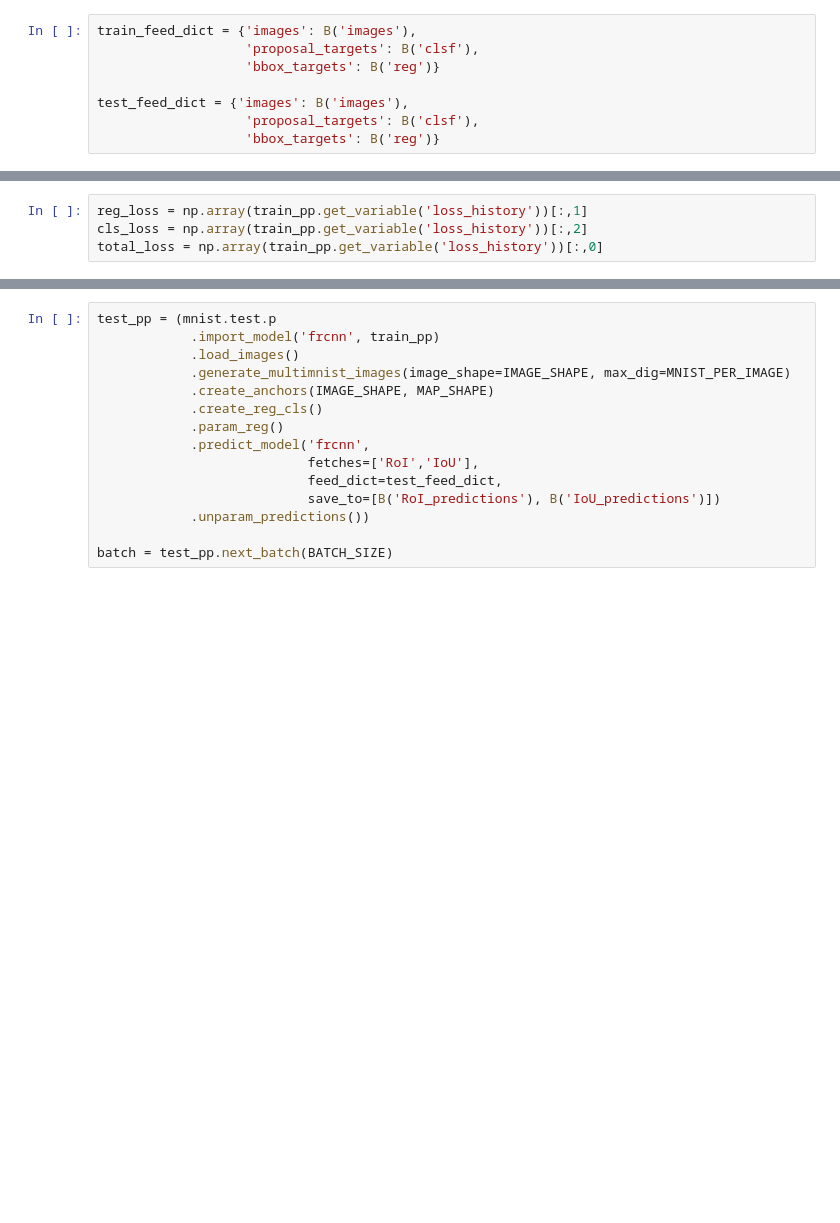
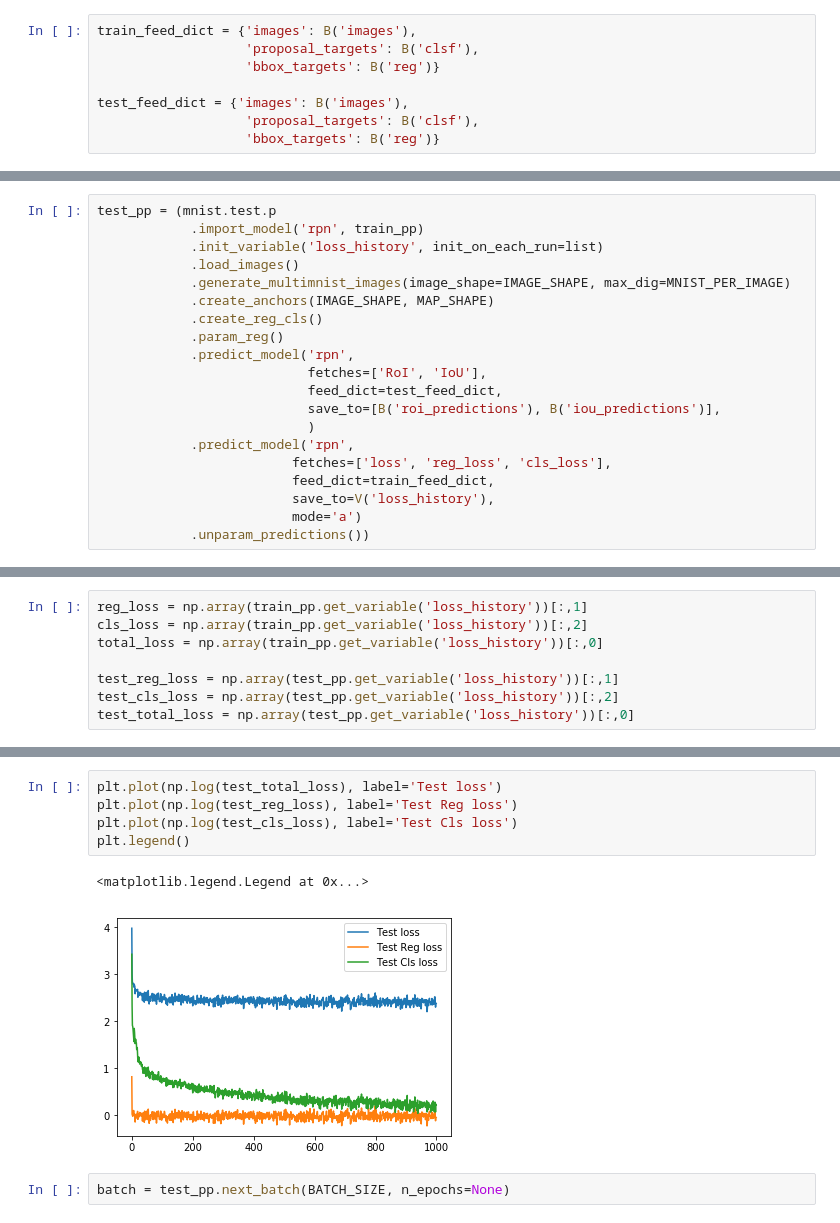
Before and after one commit to analysiscenter/az_training, a Jupyter notebook: base_networks/detection/faster_rcnn_demo.ipynb, the cells around one changed output, grey strips where cells are left out. Drawn from its saved outputs; the diff is of its cells as text; blank space fills up the shorter version.

```diff
--- a/base_networks/detection/faster_rcnn_demo.ipynb
+++ b/base_networks/detection/faster_rcnn_demo.ipynb
@@ -113,4 +58,24 @@ train_pp = (mnist.train.p
                          save_to=V('loss_history'),
                          mode='a'
             ))
+# %%
+test_pp = (mnist.test.p
+            .import_model('rpn', train_pp)
+            .init_variable('loss_history', init_on_each_run=list)
+            .load_images()
+            .generate_multimnist_images(image_shape=IMAGE_SHAPE, max_dig=MNIST_PER_IMAGE)
+            .create_anchors(IMAGE_SHAPE, MAP_SHAPE)
+            .create_reg_cls()
+            .param_reg()
+            .predict_model('rpn',
+                           fetches=['RoI', 'IoU'],
+                           feed_dict=test_feed_dict,
+                           save_to=[B('roi_predictions'), B('iou_predictions')],
+                           )
+            .predict_model('rpn',
+                         fetches=['loss', 'reg_loss', 'cls_loss'],
+                         feed_dict=train_feed_dict,
+                         save_to=V('loss_history'),
+                         mode='a')
+            .unparam_predictions())
 # %%
@@ -141,4 +89,8 @@ Iter 410: [10.929969, 0.94208866, 1.5090818]
 reg_loss = np.array(train_pp.get_variable('loss_history'))[:,1]
 cls_loss = np.array(train_pp.get_variable('loss_history'))[:,2]
 total_loss = np.array(train_pp.get_variable('loss_history'))[:,0]
+
+test_reg_loss = np.array(test_pp.get_variable('loss_history'))[:,1]
+test_cls_loss = np.array(test_pp.get_variable('loss_history'))[:,2]
+test_total_loss = np.array(test_pp.get_variable('loss_history'))[:,0]
 # %%
@@ -149,18 +104,13 @@ plt.legend()
-# %%
-test_pp = (mnist.test.p
-            .import_model('frcnn', train_pp)
-            .load_images()
-            .generate_multimnist_images(image_shape=IMAGE_SHAPE, max_dig=MNIST_PER_IMAGE)
-            .create_anchors(IMAGE_SHAPE, MAP_SHAPE)
-            .create_reg_cls()
-            .param_reg()
-            .predict_model('frcnn',
-                           fetches=['RoI','IoU'],
-                           feed_dict=test_feed_dict,
-                           save_to=[B('RoI_predictions'), B('IoU_predictions')])
-            .unparam_predictions())
-
-batch = test_pp.next_batch(BATCH_SIZE)
+# %%
+plt.plot(np.log(test_total_loss), label='Test loss')
+plt.plot(np.log(test_reg_loss), label='Test Reg loss')
+plt.plot(np.log(test_cls_loss), label='Test Cls loss')
+plt.legend()
+# %% [output]
+<matplotlib.legend.Legend at 0x...>
+[figure, added]
+# %%
+batch = test_pp.next_batch(BATCH_SIZE, n_epochs=None)
 # %%
 i = 1
 im = batch.data.images[i]
```
Also changed, not shown: parts of 9 cells of this notebook, 2 other files.
